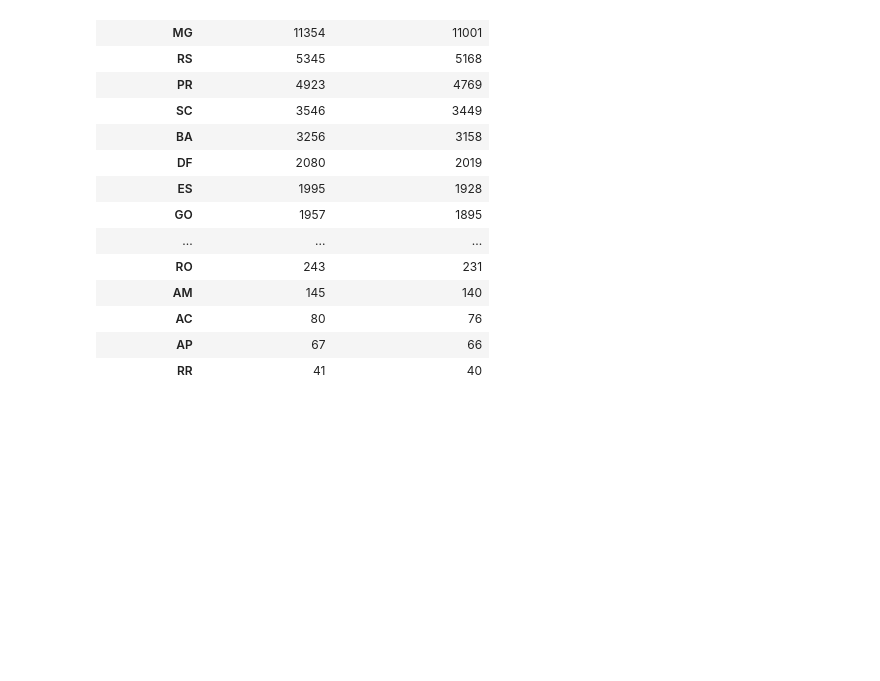
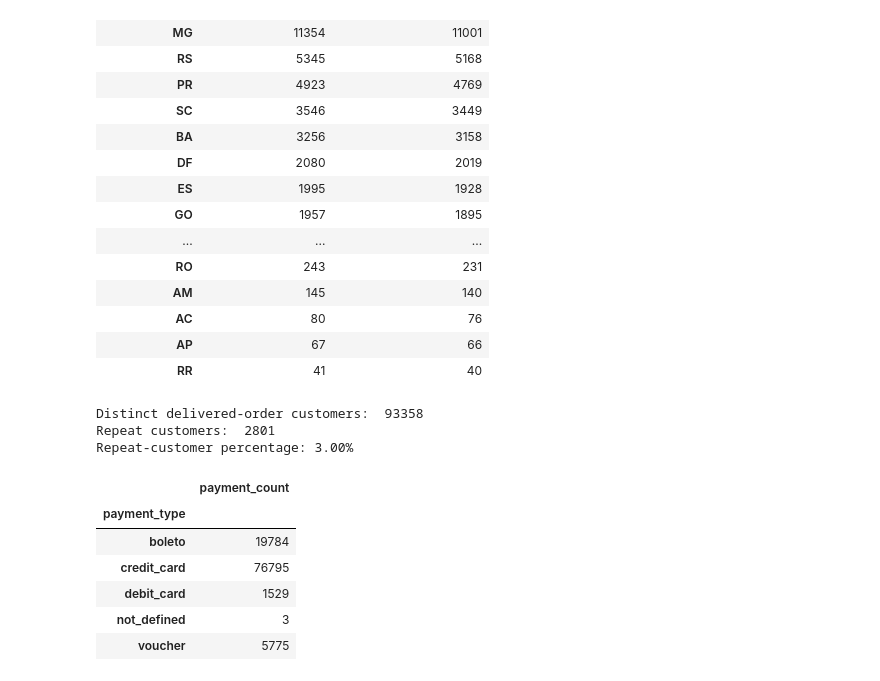
Before and after one commit to ttanvirr/pandas-ecommerce-sales-analysis, a Jupyter notebook: notebooks/01_data_exploration.ipynb, the cells around one changed output. Drawn from its saved outputs; the diff is of its cells as text; code cells hidden in the pictures; blank space fills up the shorter version.

Commit message:
complete challenge 10

```diff
--- a/notebooks/01_data_exploration.ipynb
+++ b/notebooks/01_data_exploration.ipynb
@@ -498,3 +498,65 @@ display(state_summary)
 | AC | 80 | 76 |
 | AP | 67 | 66 |
 | RR | 41 | 40 |
+# %%
+# Challenge 10: Identify repeat customers
+
+## Merge orders with the two customer identifier columns using `customer_id`
+orders_with_customer_identity = orders_clean.merge(
+    customers[["customer_id", "customer_unique_id"]],
+    on="customer_id",
+    how="left",
+    validate="many_to_one"
+)
+
+delivered_customer_orders = orders_with_customer_identity.loc[
+    orders_with_customer_identity["order_status"] == "delivered"
+].copy()
+
+order_counts_by_customer = (
+    delivered_customer_orders
+    .groupby("customer_unique_id")["order_id"].nunique()
+)
+
+repeat_customer_order_counts = order_counts_by_customer.loc[
+    order_counts_by_customer > 1
+    ].sort_values(ascending=False)
+
+total_customers = int(order_counts_by_customer.size)
+repeat_customers = int(repeat_customer_order_counts.size)
+repeat_customer_percentage = (
+    repeat_customers / total_customers * 100
+    if total_customers
+    else 0
+    )
+
+print("Distinct delivered-order customers: ", total_customers)
+print("Repeat customers: ", repeat_customers)
+print(f"Repeat-customer percentage: {repeat_customer_percentage:.2f}%")
+# %% [output]
+Distinct delivered-order customers:  93358
+Repeat customers:  2801
+Repeat-customer percentage: 3.00%
+# %%
+# Challenge 11: Analyse payment methods without double-counting orders
+
+## Load the payments CSV
+payments = pd.read_csv(data_dir / "olist_order_payments_dataset.csv").sort_values(by="payment_value", ascending=False)
+
+payment_summary = (
+    payments
+    .groupby("payment_type")
+    .agg(
+        payment_count=("order_id", "count"),
+    )
+)
+
+display(payment_summary.head(10))
+# %% [output]
+|  | payment_count |
+| payment_type |  |
+| boleto | 19784 |
+| credit_card | 76795 |
+| debit_card | 1529 |
+| not_defined | 3 |
+| voucher | 5775 |
```
Also changed, not shown: 1 other file.
